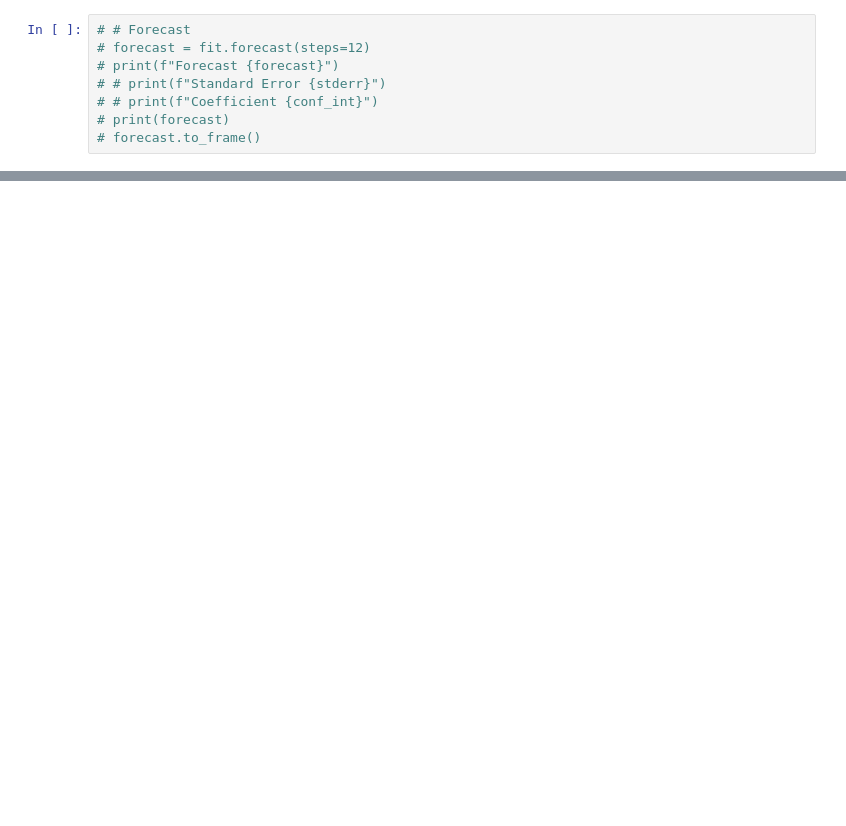
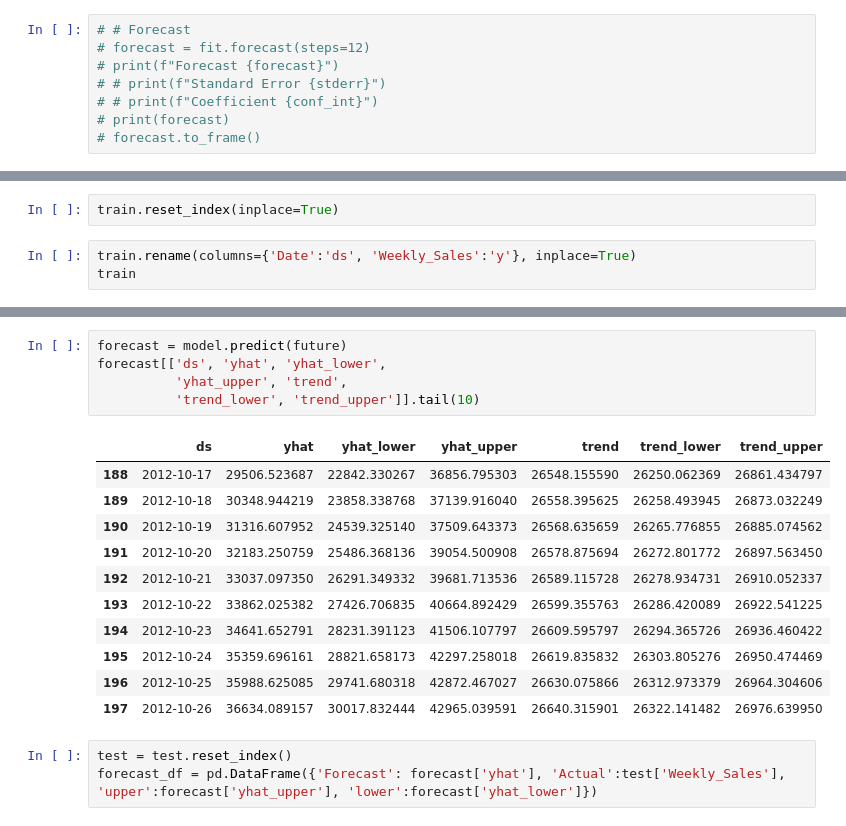
Before and after one commit to Great-special/Portfolio-Projects, a Jupyter notebook: ML/Time Series/Walmart sales/walmart_sales.ipynb, the cells around one changed output, grey strips where cells are left out. Drawn from its saved outputs; the diff is of its cells as text; blank space fills up the shorter version.

```diff
--- a/ML/Time Series/Walmart sales/walmart_sales.ipynb
+++ b/ML/Time Series/Walmart sales/walmart_sales.ipynb
@@ -402,0 +415,5 @@ plt.show()
+# %%
+train.reset_index(inplace=True)
+# %%
+train.rename(columns={'Date':'ds', 'Weekly_Sales':'y'}, inplace=True)
+train
@@ -402,0 +462,20 @@ plt.show()
+# %%
+forecast = model.predict(future)
+forecast[['ds', 'yhat', 'yhat_lower',
+          'yhat_upper', 'trend',
+          'trend_lower', 'trend_upper']].tail(10)
+# %% [output]
+|  | ds | yhat | yhat_lower | yhat_upper | trend | trend_lower | trend_upper |
+| 188 | 2012-10-17 | 29506.523687 | 22842.330267 | 36856.795303 | 26548.155590 | 26250.062369 | 26861.434797 |
+| 189 | 2012-10-18 | 30348.944219 | 23858.338768 | 37139.916040 | 26558.395625 | 26258.493945 | 26873.032249 |
+| 190 | 2012-10-19 | 31316.607952 | 24539.325140 | 37509.643373 | 26568.635659 | 26265.776855 | 26885.074562 |
+| 191 | 2012-10-20 | 32183.250759 | 25486.368136 | 39054.500908 | 26578.875694 | 26272.801772 | 26897.563450 |
+| 192 | 2012-10-21 | 33037.097350 | 26291.349332 | 39681.713536 | 26589.115728 | 26278.934731 | 26910.052337 |
+| 193 | 2012-10-22 | 33862.025382 | 27426.706835 | 40664.892429 | 26599.355763 | 26286.420089 | 26922.541225 |
+| 194 | 2012-10-23 | 34641.652791 | 28231.391123 | 41506.107797 | 26609.595797 | 26294.365726 | 26936.460422 |
+| 195 | 2012-10-24 | 35359.696161 | 28821.658173 | 42297.258018 | 26619.835832 | 26303.805276 | 26950.474469 |
+| 196 | 2012-10-25 | 35988.625085 | 29741.680318 | 42872.467027 | 26630.075866 | 26312.973379 | 26964.304606 |
+| 197 | 2012-10-26 | 36634.089157 | 30017.832444 | 42965.039591 | 26640.315901 | 26322.141482 | 26976.639950 |
+# %%
+test = test.reset_index()
+forecast_df = pd.DataFrame({'Forecast': forecast['yhat'], 'Actual':test['Weekly_Sales'], 'upper':forecast['yhat_upper'], 'lower':forecast['yhat_lower']})
```
Also changed, not shown: parts of 19 cells of this notebook, 2 other files.
